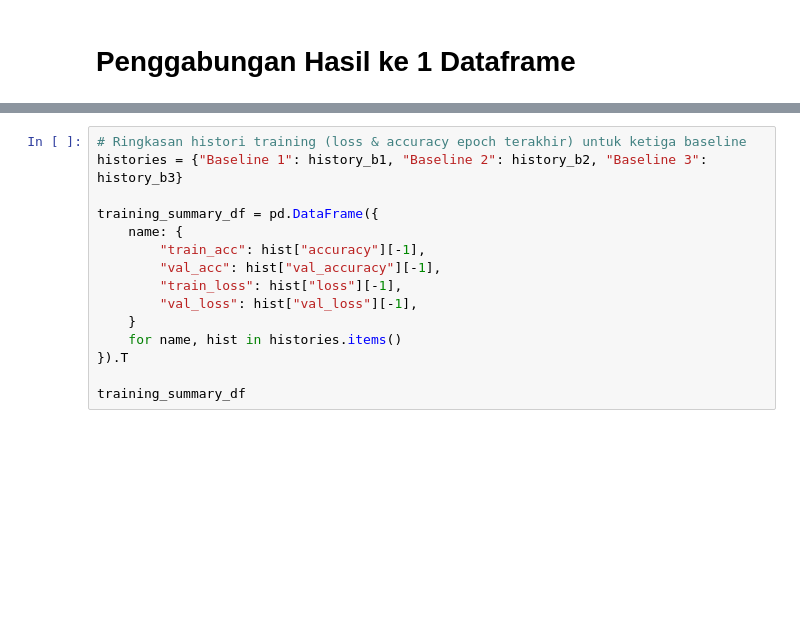
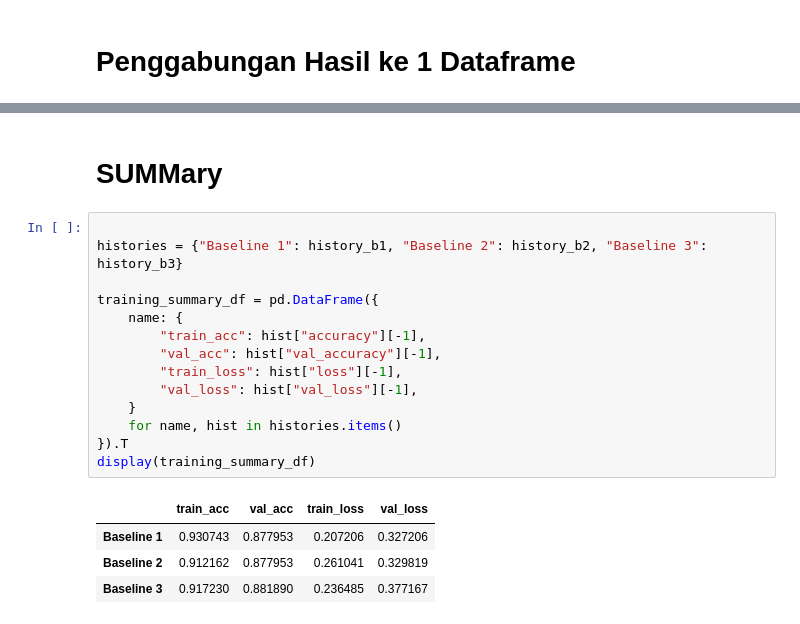
Before and after one commit to EmirAtthariq/Smiles2Vec_LSTM, a Jupyter notebook: smiles2vec_LSTM.ipynb, the cells around one changed output, grey strips where cells are left out. Drawn from its saved outputs; the diff is of its cells as text; blank space fills up the shorter version.

```diff
--- a/smiles2vec_LSTM.ipynb
+++ b/smiles2vec_LSTM.ipynb
@@ -315,15 +466,21 @@ summary_df
+# %% [markdown]
+# SUMMary
 # %%
-# Ringkasan histori training (loss & accuracy epoch terakhir) untuk ketiga baseline
+
 histories = {"Baseline 1": history_b1, "Baseline 2": history_b2, "Baseline 3": history_b3}
 
 training_summary_df = pd.DataFrame({
     name: {
         "train_acc": hist["accuracy"][-1],
         "val_acc": hist["val_accuracy"][-1],
         "train_loss": hist["loss"][-1],
         "val_loss": hist["val_loss"][-1],
     }
     for name, hist in histories.items()
 }).T
-
-training_summary_df
+display(training_summary_df)
+# %% [output]
+|  | train_acc | val_acc | train_loss | val_loss |
+| Baseline 1 | 0.930743 | 0.877953 | 0.207206 | 0.327206 |
+| Baseline 2 | 0.912162 | 0.877953 | 0.261041 | 0.329819 |
+| Baseline 3 | 0.917230 | 0.881890 | 0.236485 | 0.377167 |
```
Also changed, not shown: parts of 14 cells of this notebook.
